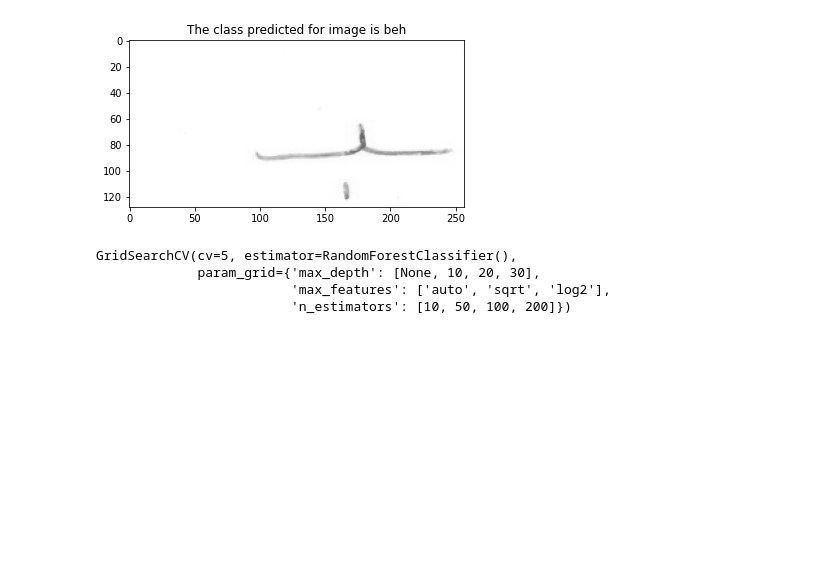
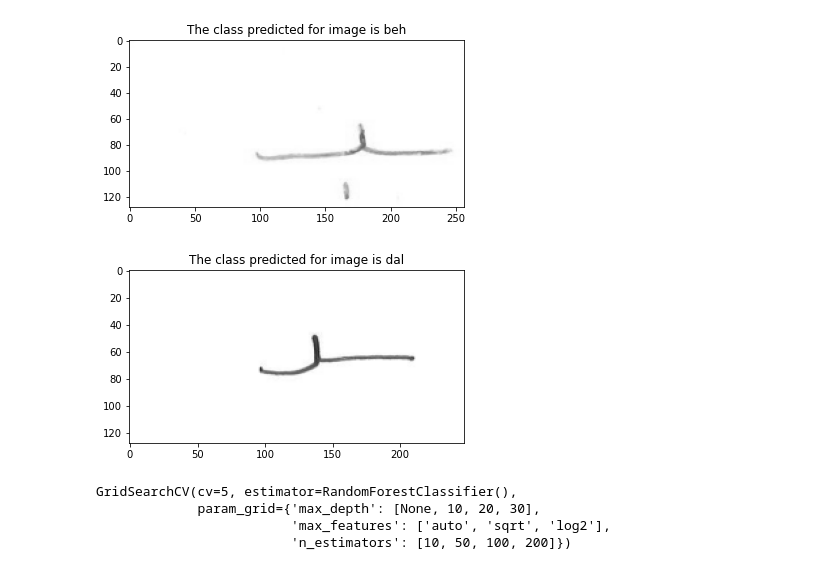
Before and after one commit to Bouaskaoun/handwritten-arabic-recognition, a Jupyter notebook: handwritten_arabic_letters.ipynb, the cells around one changed output. Cells and saved outputs as stored; diff of their text form; code cells hidden in the pictures; blank space fills up the shorter version.

```diff
--- a/handwritten_arabic_letters.ipynb
+++ b/handwritten_arabic_letters.ipynb
@@ -230,3 +245,17 @@ plt.show()
+# %%
+# Load the model from the file
+clf_job = joblib.load('HandwrittenModel.joblib')
+# %%
+image_test = cv2.imread('isolated_alphabets_per_alphabet/dal_end/user001_dal_end_037.png')
+Im = cleaned_image(image_test)
+vect = Im.flatten().tolist()
+value = clf_job.predict([vect])[0]
+key = [k for k, v in label_map.items() if v == value]
+plt.title('The class predicted for image is ' + key[0])
+plt.imshow(image_test)
+plt.show()
+# %% [output]
+[figure, added]
 # %%
 parameters = {'n_estimators': [10, 50, 100, 200],
               'max_depth': [None, 10, 20, 30],
```
Also changed, not shown: parts of 4 cells of this notebook, 4 other files.
